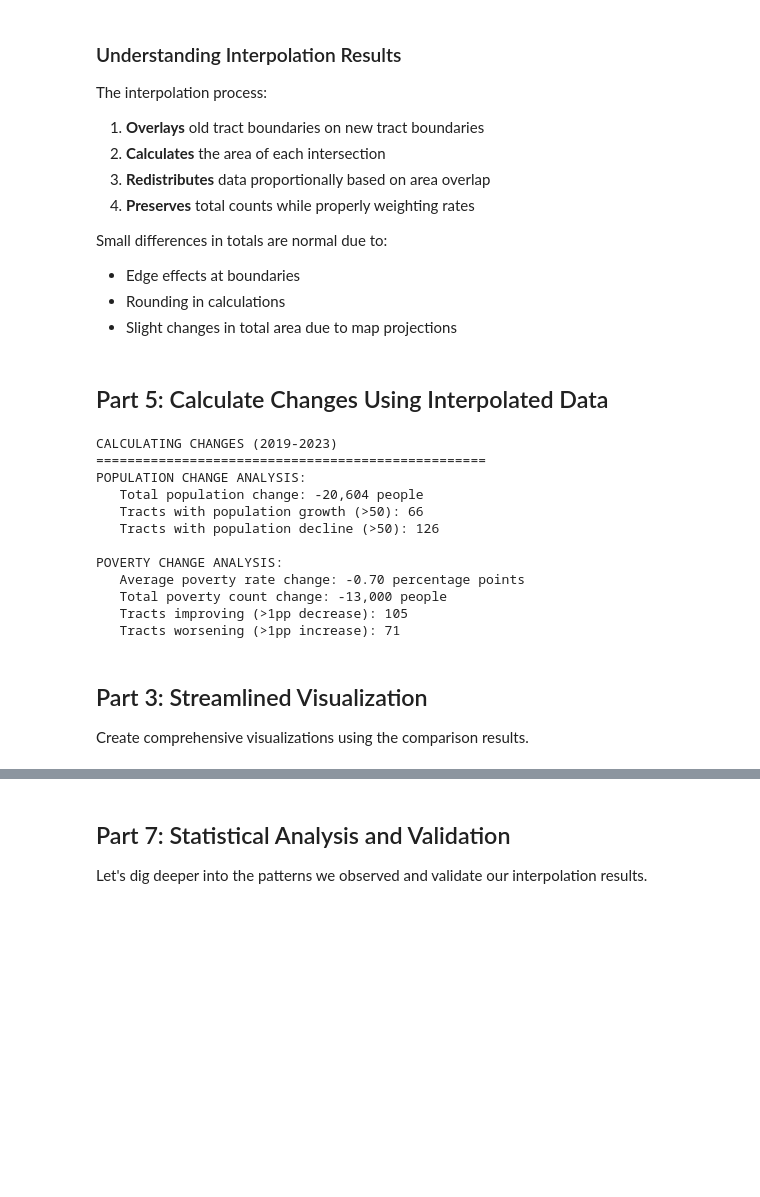
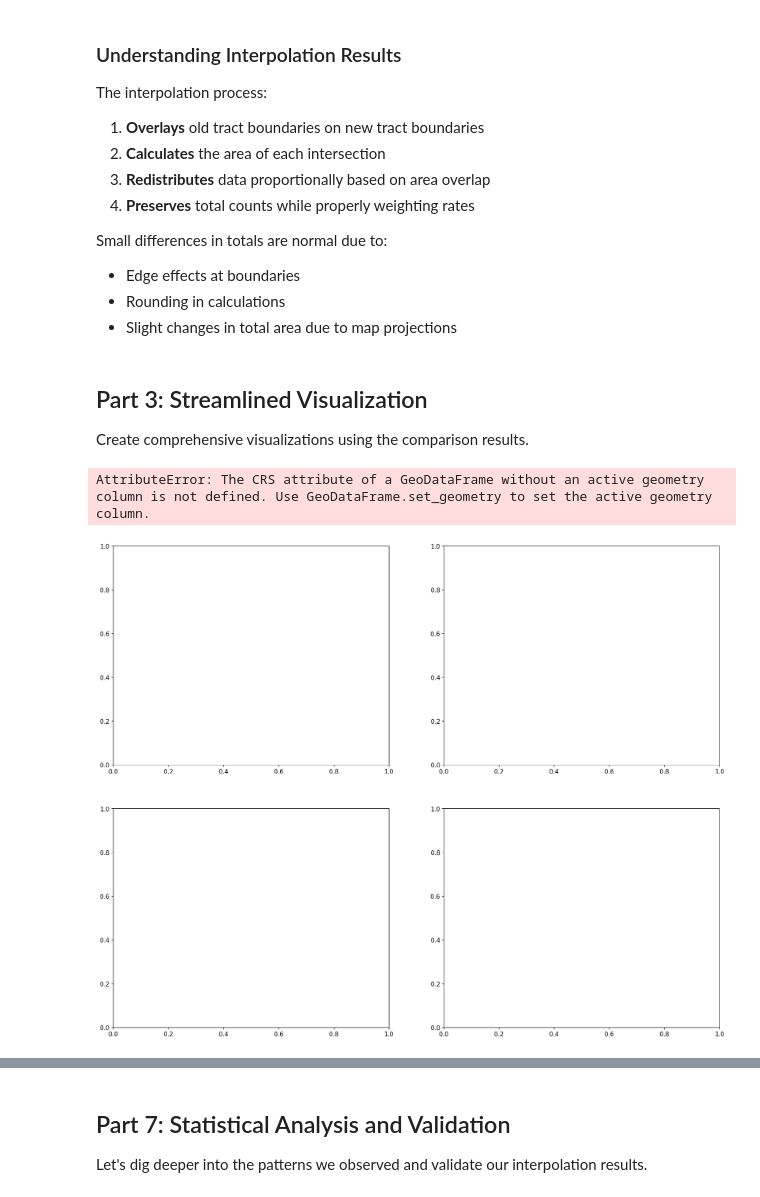
Before and after one commit to mmann1123/pytidycensus, a Jupyter notebook: examples/07_advanced_time_series_tutorial.ipynb, the cells around one changed output, grey strips where cells are left out. Saved outputs shown, nothing was run; the diff lists cells and outputs as text; code cells hidden in the pictures; blank space fills up the shorter version.

```diff
--- a/examples/07_advanced_time_series_tutorial.ipynb
+++ b/examples/07_advanced_time_series_tutorial.ipynb
@@ -476,70 +523,6 @@ Small differences in totals are normal due to:
 - Edge effects at boundaries
 - Rounding in calculations
 - Slight changes in total area due to map projections
-# %% [markdown]
-## Part 5: Calculate Changes Using Interpolated Data
-# %%
-# Calculate changes using interpolated data
-if dc_2019_interpolated is not None and dc_2023_proj is not None:
-    print("CALCULATING CHANGES (2019-2023)")
-    print("=" * 50)
-
-    # Create change analysis dataset using 2023 boundaries
-    dc_change = dc_2023_proj.copy()
-
-    # Add interpolated 2019 data
-    dc_change['total_pop_2019'] = dc_2019_interpolated['total_pop']
-    dc_change['poverty_rate_2019'] = dc_2019_interpolated['poverty_rate']
-    dc_change['poverty_count_2019'] = dc_2019_interpolated['poverty_count']
-
-    # Add 2023 data (already in the dataset)
-    dc_change['total_pop_2023'] = dc_2023_proj['total_pop']
-    dc_change['poverty_rate_2023'] = dc_2023_proj['poverty_rate']
-    dc_change['poverty_count_2023'] = dc_2023_proj['poverty_count']
-
-    # Calculate changes
-    dc_change['pop_change'] = dc_change['total_pop_2023'] - dc_change['total_pop_2019']
-    dc_change['pop_change_pct'] = (dc_change['pop_change'] / dc_change['total_pop_2019']) * 100
-    dc_change['poverty_rate_change'] = dc_change['poverty_rate_2023'] - dc_change['poverty_rate_2019']
-    dc_change['poverty_count_change'] = dc_change['poverty_count_2023'] - dc_change['poverty_count_2019']
-
-    # Summary statistics
-    total_pop_change = dc_change['pop_change'].sum()
-    avg_poverty_rate_change = dc_change['poverty_rate_change'].mean()
-    total_poverty_count_change = dc_change['poverty_count_change'].sum()
-
-    tracts_pop_growing = (dc_change['pop_change'] > 50).sum()  # >50 person increase
-    tracts_pop_declining = (dc_change['pop_change'] < -50).sum()  # >50 person decrease
-    tracts_poverty_improving = (dc_change['poverty_rate_change'] < -1).sum()  # >1pp decrease
-    tracts_poverty_worsening = (dc_change['poverty_rate_change'] > 1).sum()   # >1pp increase
-
-    print(f"POPULATION CHANGE ANALYSIS:")
-    print(f"   Total population change: {total_pop_change:+,.0f} people")
-    print(f"   Tracts with population growth (>50): {tracts_pop_growing}")
-    print(f"   Tracts with population decline (>50): {tracts_pop_declining}")
-    print()
-    print(f"POVERTY CHANGE ANALYSIS:")
-    print(f"   Average poverty rate change: {avg_poverty_rate_change:+.2f} percentage points")
-    print(f"   Total poverty count change: {total_poverty_count_change:+,.0f} people")
-    print(f"   Tracts improving (>1pp decrease): {tracts_poverty_improving}")
-    print(f"   Tracts worsening (>1pp increase): {tracts_poverty_worsening}")
-
-else:
-    print("Cannot calculate changes - missing interpolation results")
-    dc_change = None
-# %% [output]
-CALCULATING CHANGES (2019-2023)
-==================================================
-POPULATION CHANGE ANALYSIS:
-   Total population change: -20,604 people
-   Tracts with population growth (>50): 66
-   Tracts with population decline (>50): 126
-
-POVERTY CHANGE ANALYSIS:
-   Average poverty rate change: -0.70 percentage points
-   Total poverty count change: -13,000 people
-   Tracts improving (>1pp decrease): 105
-   Tracts worsening (>1pp increase): 71
 # %% [markdown]
 ## Part 3: Streamlined Visualization
 
@@ -552,7 +535,7 @@ if dc_comparison is not None:
     fig, ((ax1, ax2), (ax3, ax4)) = plt.subplots(2, 2, figsize=(20, 16))
 
     # Map 1: 2019 Population (Interpolated to 2023 boundaries)
-    dc_comparison.plot(
+    dc_data.plot(
         column='total_pop_2019',
         cmap='Blues',
         legend=True,
@@ -595,32 +578,35 @@ if dc_comparison is not None:
 
     # Map 4: Poverty Rate Change
     dc_comparison.plot(
         column='poverty_rate_change',
         cmap='RdBu_r',
         legend=True,
         ax=ax4,
         edgecolor='white',
         linewidth=0.3,
         vmin=-10,
         vmax=10,
         legend_kwds={'label': 'Change (pp)', 'shrink': 0.6}
     )
     ax4.set_title('Poverty Rate Change 2019-2023\n(Percentage Points)',
                   fontsize=14, fontweight='bold')
     ax4.axis('off')
 
     plt.tight_layout()
     plt.suptitle('Streamlined Time Series Analysis: DC Demographics\nAll Using Consistent 2023 Boundaries',
                  fontsize=18, fontweight='bold', y=0.96)
     plt.show()
 
     print("✨ VISUALIZATION BENEFITS:")
     print("   • All maps use identical tract boundaries (2023)")
     print("   • Direct comparison possible across all time periods")
     print("   • No manual coordinate system handling required")
     print("   • Automatic data validation ensures quality")
 
 else:
     print("Cannot create visualization - missing comparison data")
+# %% [output]
+AttributeError: The CRS attribute of a GeoDataFrame without an active geometry column is not defined. Use GeoDataFrame.set_geometry to set the active geometry column.
+[figure, added]
 # %%
 # Create change-focused visualization
```
Also changed, not shown: parts of 10 cells of this notebook, 1 other file.
